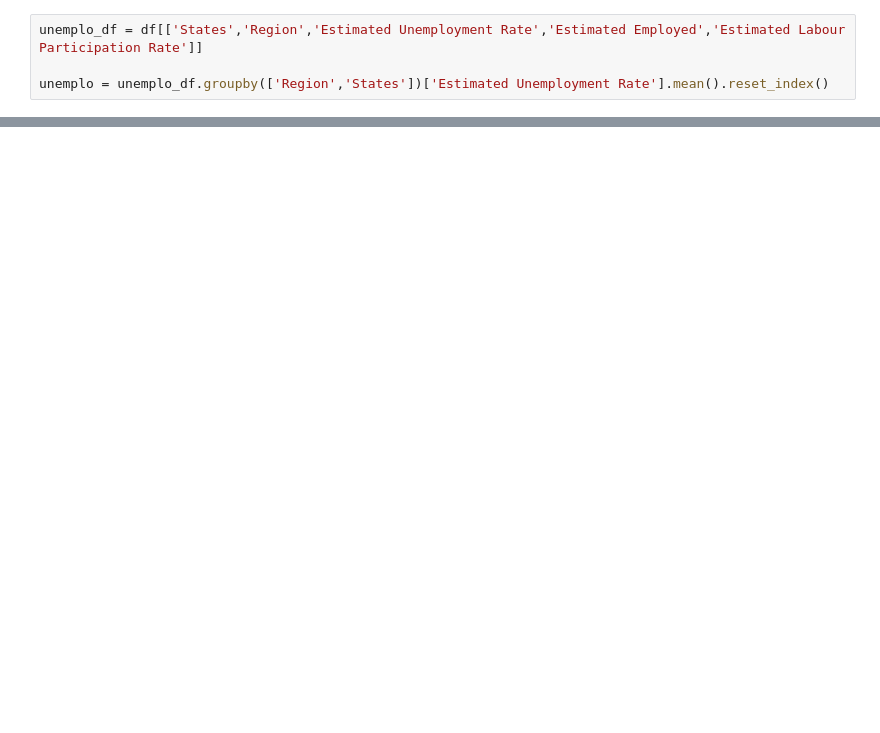
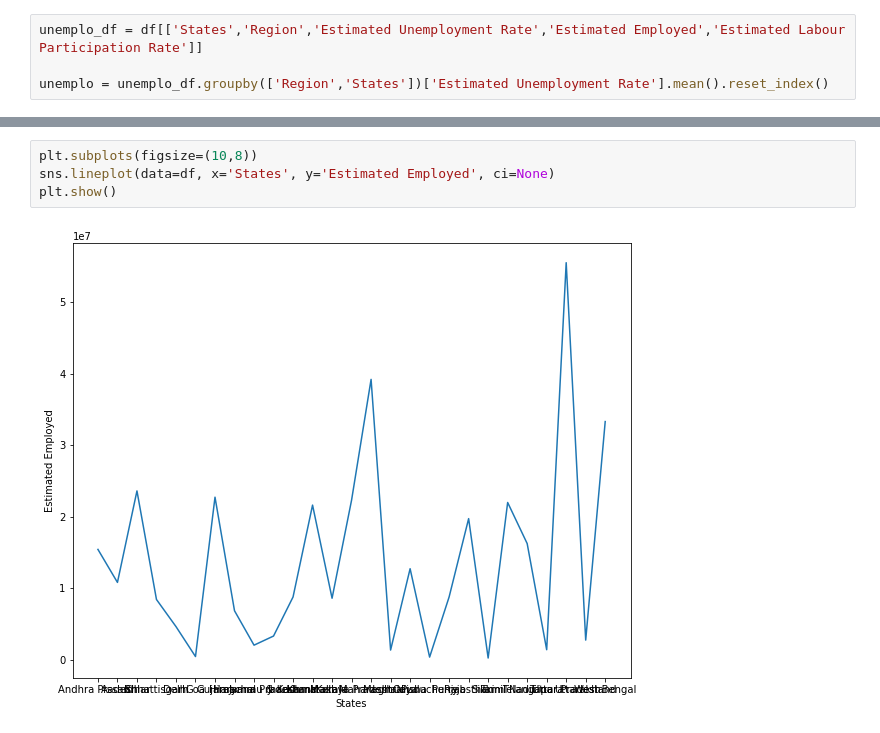
Before and after one commit to Sonali749/MSC-Project, a Jupyter notebook: Unemployment_rate.ipynb, the cells around one changed output, grey strips where cells are left out. Cells and saved outputs as stored; diff of their text form; blank space fills up the shorter version.

```diff
--- a/Unemployment_rate.ipynb
+++ b/Unemployment_rate.ipynb
@@ -197,0 +224,6 @@ KeyError: ignored
+# %%
+plt.subplots(figsize=(10,8))
+sns.lineplot(data=df, x='States', y='Estimated Employed', ci=None)
+plt.show()
+# %% [output]
+[figure, added]
```
Also changed, not shown: parts of 6 cells of this notebook.
